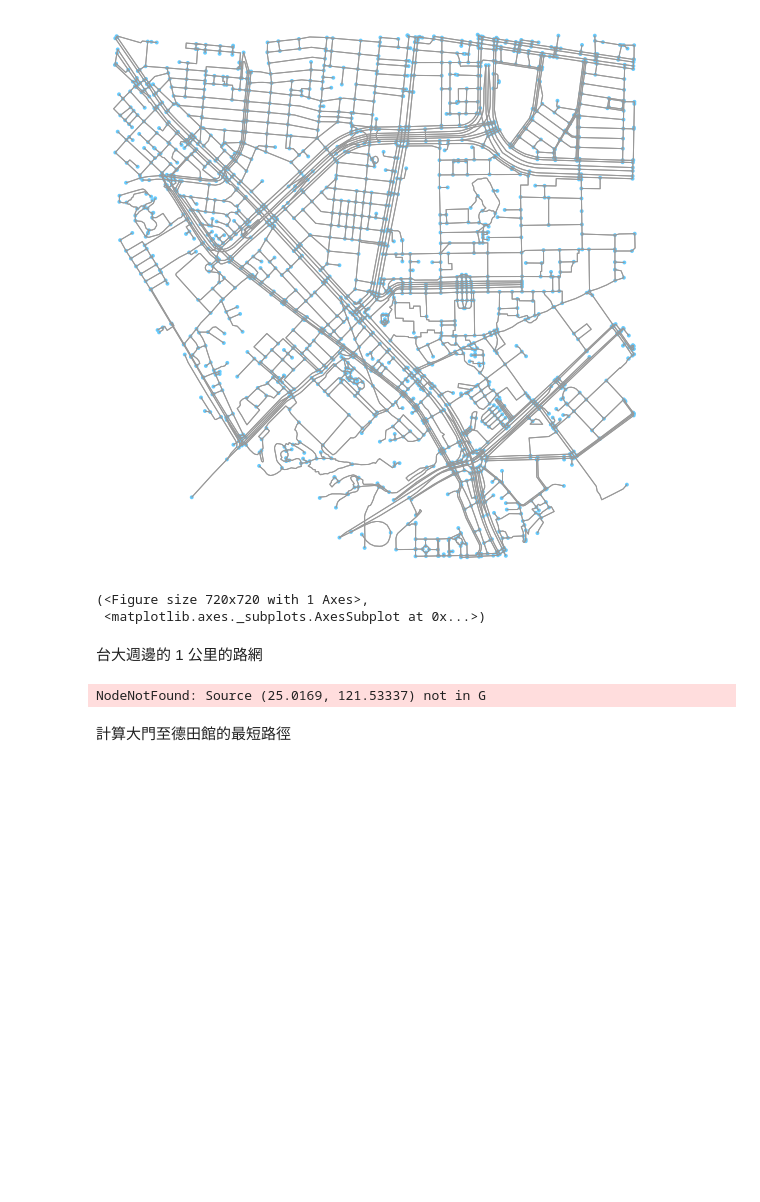
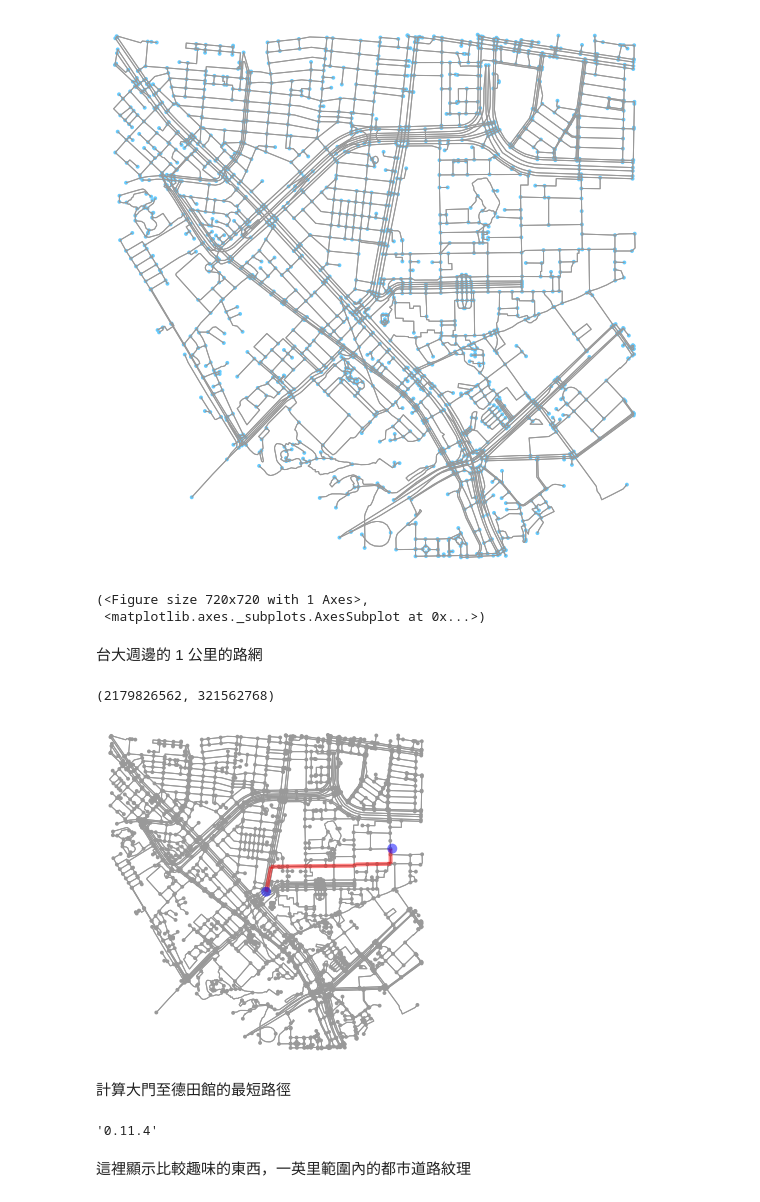
Before and after one commit to Supaplextw/OpenStreetMap-Python, a Jupyter notebook: OSMnx Taipei.ipynb, the cells around one changed output. Saved outputs shown, nothing was run; the diff lists cells and outputs as text; code cells hidden in the pictures; blank space fills up the shorter version.

```diff
--- a/OSMnx Taipei.ipynb
+++ b/OSMnx Taipei.ipynb
@@ -294,7 +293,7 @@ import matplotlib.pyplot as plt
 # 從台大大門製作方圓 1500 公尺的路網
 main_gate = (25.01690, 121.53337)
 information = (25.01938, 121.54138)
-G = ox.graph_from_point(main_gate, distance=1000, network_type='walk') # quick plot
+G = ox.graph_from_point(main_gate, distance=2000, network_type='walk') # quick plot
 ox.plot_graph(G, fig_height=10, fig_width=10)
 # %% [output]
 [figure]
@@ -302,10 +301,29 @@ ox.plot_graph(G, fig_height=10, fig_width=10)
  <matplotlib.axes._subplots.AxesSubplot at 0x...>)
 # %% [markdown]
 台大週邊的 1 公里的路網
+# %%
+main_gate_node = ox.get_nearest_node(G, main_gate)
+information_node = ox.get_nearest_node(G, information)
+main_gate_node, information_node
+# %% [output]
+(2179826562, 321562768)
 # %%
-route = nx.shortest_path(G, source=main_gate, target=information, weight='length')
+route = nx.shortest_path(G, source=main_gate_node, target=information_node, weight='length')
+
 fig, ax = ox.plot_graph_route(G, route, origin_point=main_gate, destination_point=information)
 # %% [output]
-NodeNotFound: Source (25.0169, 121.53337) not in G
+[figure, added]
 # %% [markdown]
 計算大門至德田館的最短路徑
+# %%
+import osmnx as ox
+import matplotlib.pyplot as plt # 輸出圖表用
+%matplotlib inline
+from IPython.display import Image # 輸出影像
+
+ox.config(log_console=True, use_cache=True)
+ox.__version__
+# %% [output]
+'0.11.4'
+# %% [markdown]
+這裡顯示比較趣味的東西，一英里範圍內的都市道路紋理
```
Also changed, not shown: parts of 10 cells of this notebook.
